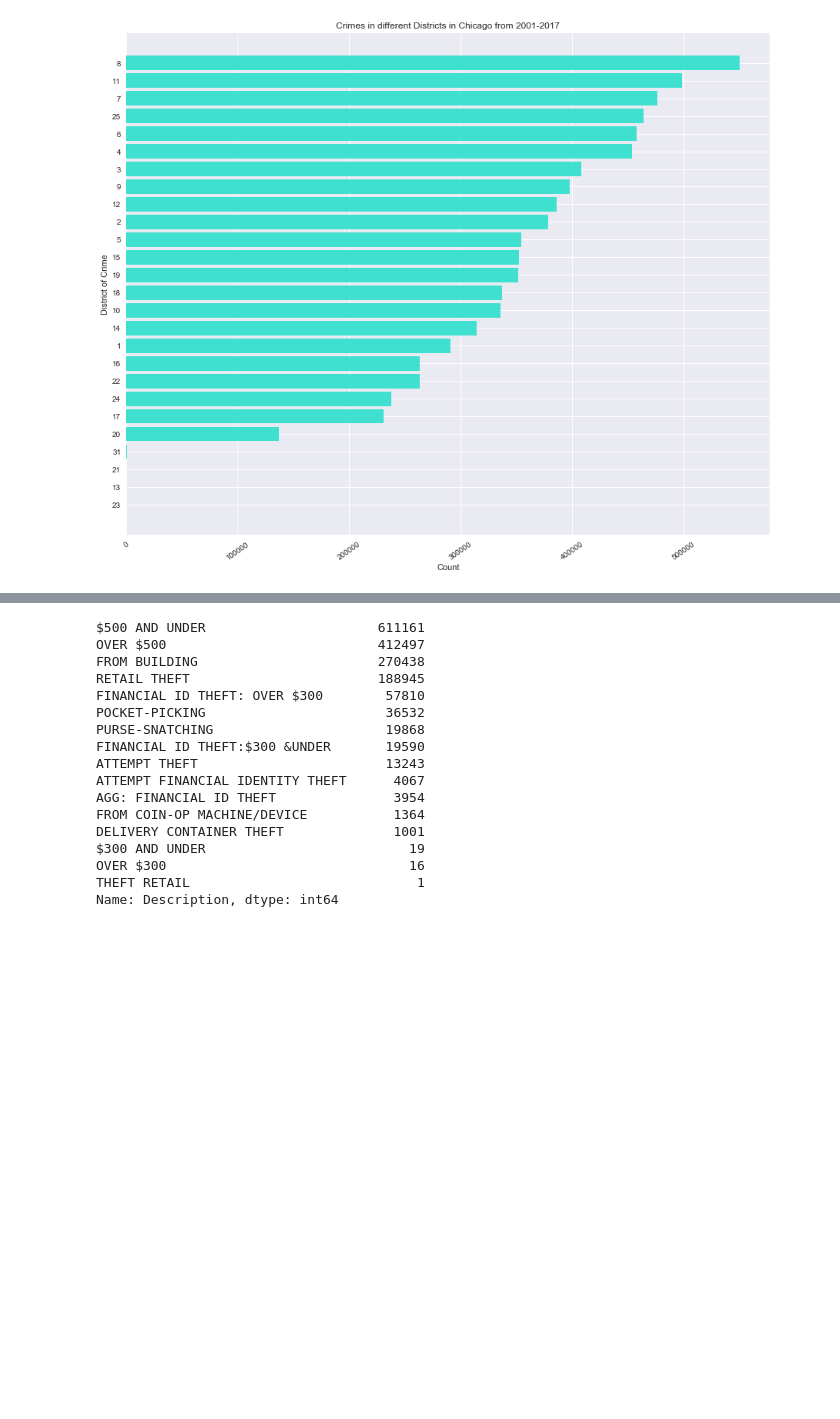
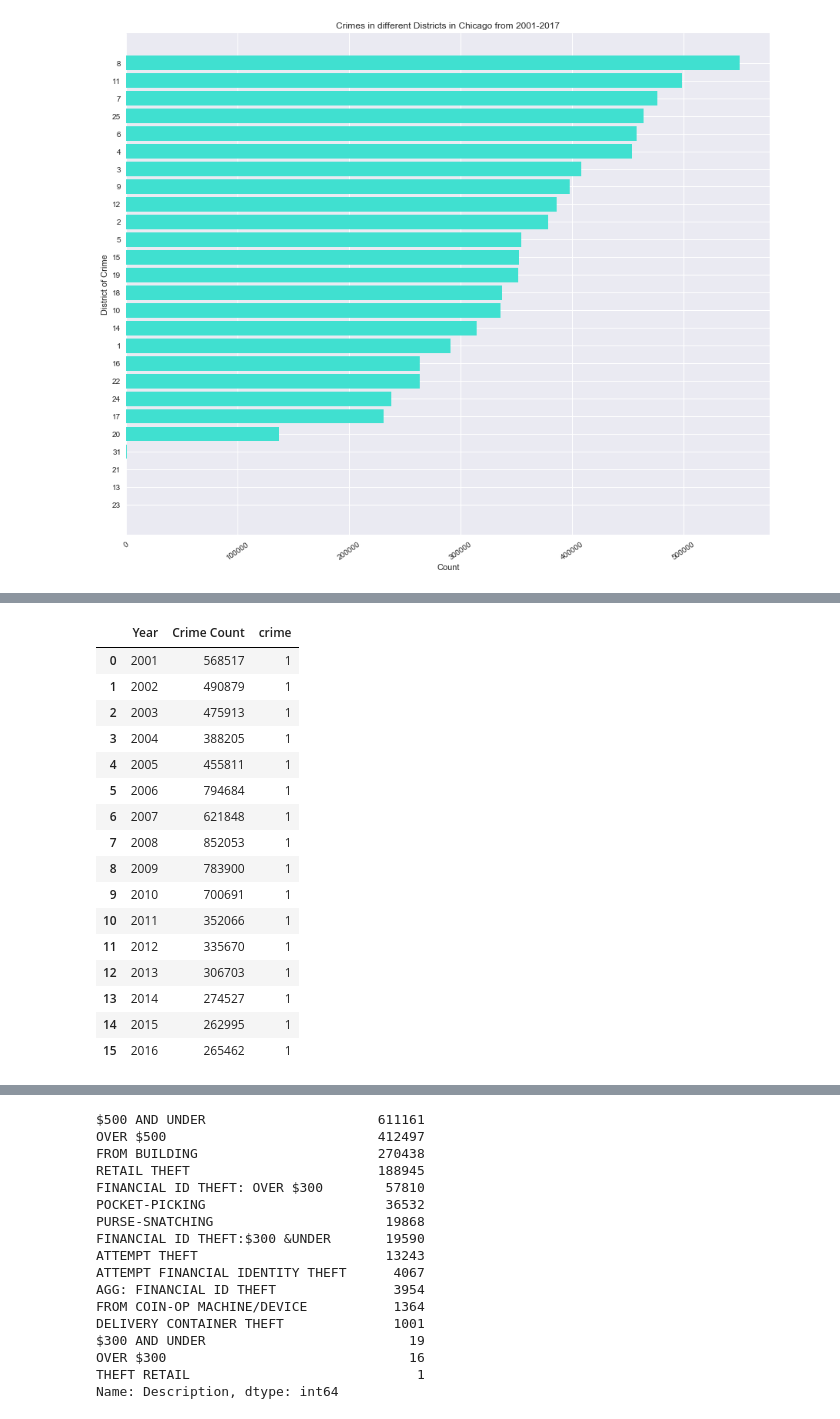
Before and after one commit to bodhisattamaiti25/projects-data-science, a Jupyter notebook: chicago_crime_data_analysis/chicago_crime_data_analysis.ipynb, the cells around one changed output, grey strips where cells are left out. Saved outputs shown, nothing was run; the diff lists cells and outputs as text; code cells hidden in the pictures; blank space fills up the shorter version.

```diff
--- a/chicago_crime_data_analysis/chicago_crime_data_analysis.ipynb
+++ b/chicago_crime_data_analysis/chicago_crime_data_analysis.ipynb
@@ -449,0 +469,26 @@ print(total_count)
+# %%
+#From the above result, it looks like the crimes have been recorded till Jan 2017 in the dataset
+#In understanding how the crimes have varied since 2001, we will have to discard the year 2017,
+#otherwise it will give an inaccurate picture
+crimes_by_year = crimes_by_year[0:16]
+crimes_by_year_df = pd.DataFrame(data=crimes_by_year, columns=['Year', 'Crime Count'])
+crimes_by_year_df['crime'] = 1
+crimes_by_year_df
+# %% [output]
+|  | Year | Crime Count | crime |
+| 0 | 2001 | 568517 | 1 |
+| 1 | 2002 | 490879 | 1 |
+| 2 | 2003 | 475913 | 1 |
+| 3 | 2004 | 388205 | 1 |
+| 4 | 2005 | 455811 | 1 |
+| 5 | 2006 | 794684 | 1 |
+| 6 | 2007 | 621848 | 1 |
+| 7 | 2008 | 852053 | 1 |
+| 8 | 2009 | 783900 | 1 |
+| 9 | 2010 | 700691 | 1 |
+| 10 | 2011 | 352066 | 1 |
+| 11 | 2012 | 335670 | 1 |
+| 12 | 2013 | 306703 | 1 |
+| 13 | 2014 | 274527 | 1 |
+| 14 | 2015 | 262995 | 1 |
+| 15 | 2016 | 265462 | 1 |
```
Also changed, not shown: parts of 9 cells of this notebook.
